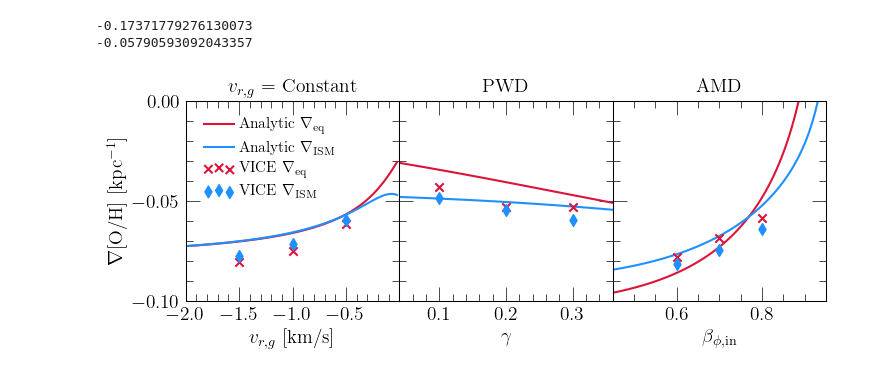
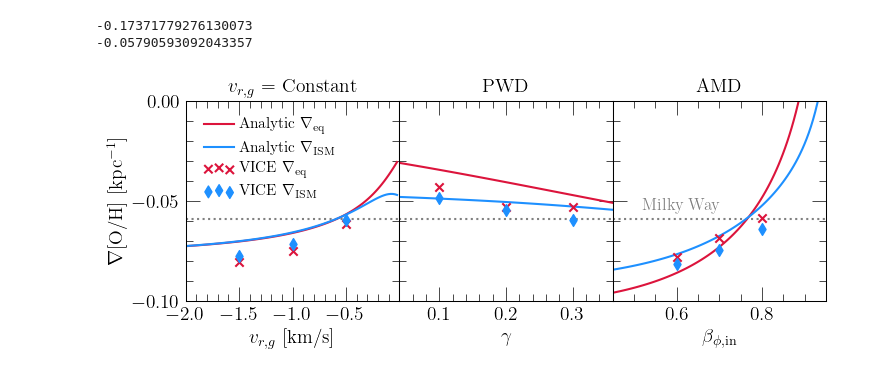
Before and after one commit to giganano/radial-flows, a Jupyter notebook: notebooks/analytic.ipynb, the cells around one changed output. Saved outputs shown, nothing was run; the diff lists cells and outputs as text; code cells hidden in the pictures.

Commit message:
figure tweaks

```diff
--- a/notebooks/analytic.ipynb
+++ b/notebooks/analytic.ipynb
@@ -1001,31 +1001,34 @@ for i in range(len(axes)):
         "zorder": 1000
     }
     xvals = numerical_eq[i].keys()
     yvals = [numerical_eq[i][x] for x in xvals]
     axes[i].scatter(xvals, yvals, **kwargs)
     kwargs["c"] = named_colors()["dodgerblue"]
     kwargs["marker"] = markers()["thin_diamond"]
     kwargs["label"] = r"VICE $\nabla_\text{ISM}$"
     xvals = numerical_ism[i].keys()
     yvals = [numerical_ism[i][x] for x in xvals]
     axes[i].scatter(xvals, yvals, **kwargs)
+    axes[i].axhline(-0.059, c = named_colors()["grey"], linestyle = ":", zorder = -1000)
 
 kwargs = {
     "loc": mpl_loc("upper left"),
     "bbox_to_anchor": (0.02, 0.98),
     "ncol": 1,
     "handlelength": 2,
     "scatterpoints": 3,
     "fontsize": 11
 }
 leg = axes[0].legend(**kwargs)
 
+axes[2].text(0.52, -0.055, r"Milky Way", color = named_colors()["grey"], fontsize = 12)
+
 plt.tight_layout()
 plt.subplots_adjust(wspace = 0)
 for ext in ["pdf", "jpeg"]:
     kwargs = {}
     if ext == "jpeg": kwargs["dpi"] = 200
     plt.savefig("./analytic/gradients-vs-vice.%s" % (ext), **kwargs)
 plt.show()
 # %% [output]
-[figure, old version]
+[figure, new version]
```
Also changed, not shown: 2 other files.
